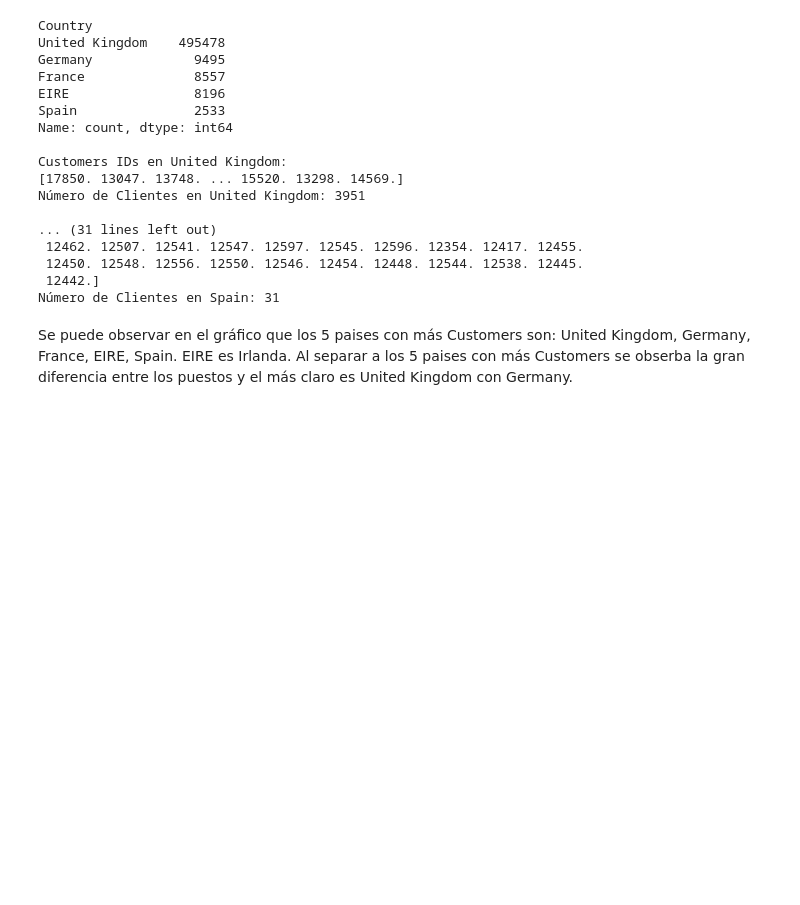
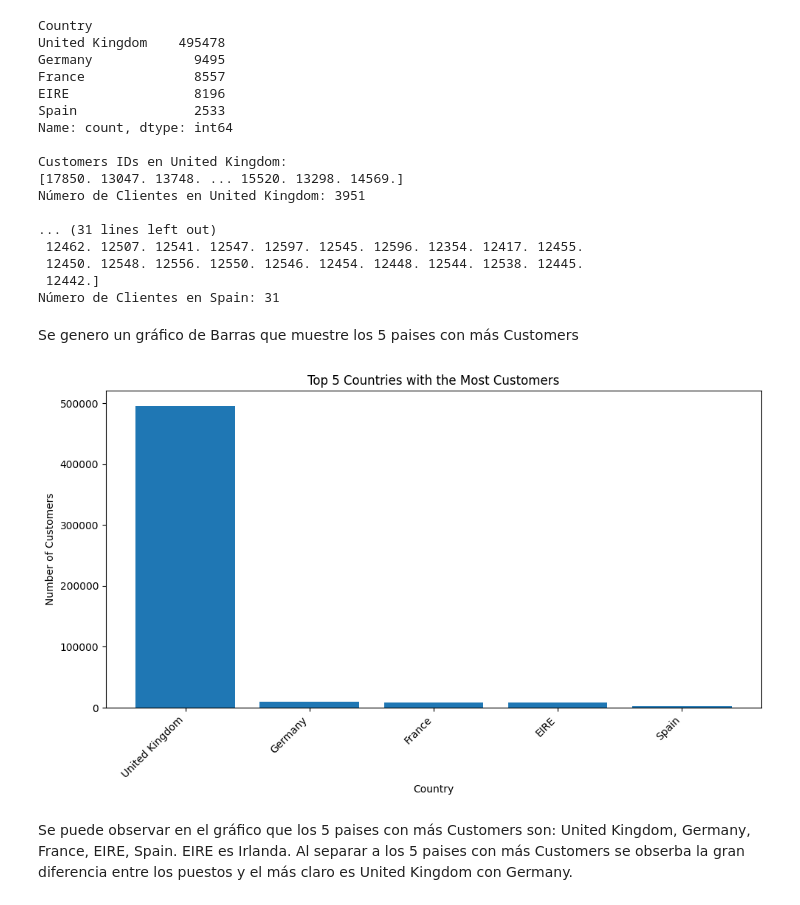
Before and after one commit to gabitopop/MLGC, a Jupyter notebook: Prueba_1.ipynb, the cells around one changed output. Drawn from its saved outputs; the diff is of its cells as text; code cells hidden in the pictures; blank space fills up the shorter version.

```diff
--- a/Prueba_1.ipynb
+++ b/Prueba_1.ipynb
@@ -187,6 +207,21 @@ Número de Clientes en United Kingdom: 3951
  12450. 12548. 12556. 12550. 12546. 12454. 12448. 12544. 12538. 12445.
  12442.]
 Número de Clientes en Spain: 31
+# %% [markdown]
+Se genero un gráfico de Barras que muestre los 5 paises con más Customers
+# %%
+top_5_countries = customer_counts.head(5)
+
+plt.figure(figsize=(10, 6))
+plt.bar(top_5_countries.index, top_5_countries.values)
+plt.xlabel("Country")
+plt.ylabel("Number of Customers")
+plt.title("Top 5 Countries with the Most Customers")
+plt.xticks(rotation=45, ha='right')
+plt.tight_layout()
+plt.show()
+# %% [output]
+[figure, added]
 # %% [markdown]
 Se puede observar en el gráfico que los 5 paises con más Customers son: United Kingdom, Germany, France, EIRE, Spain.
 EIRE es Irlanda.
```
Also changed, not shown: parts of 7 cells of this notebook.
